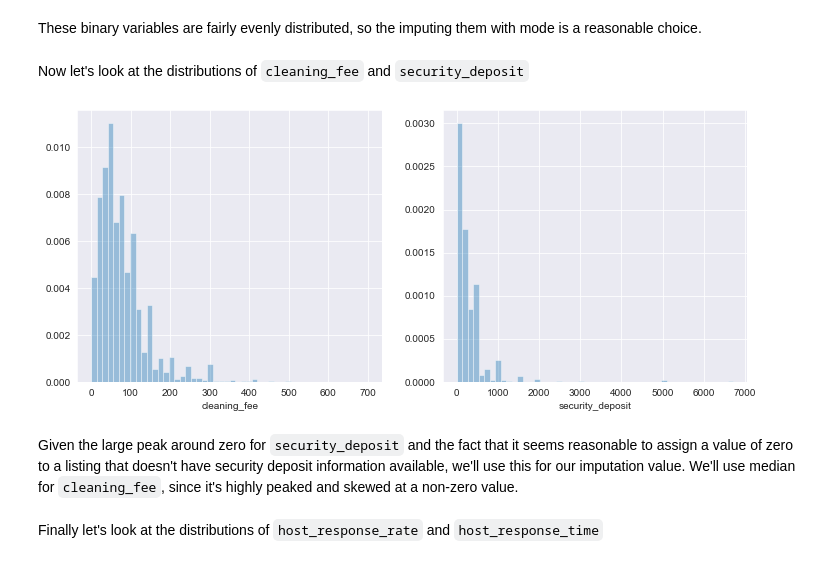
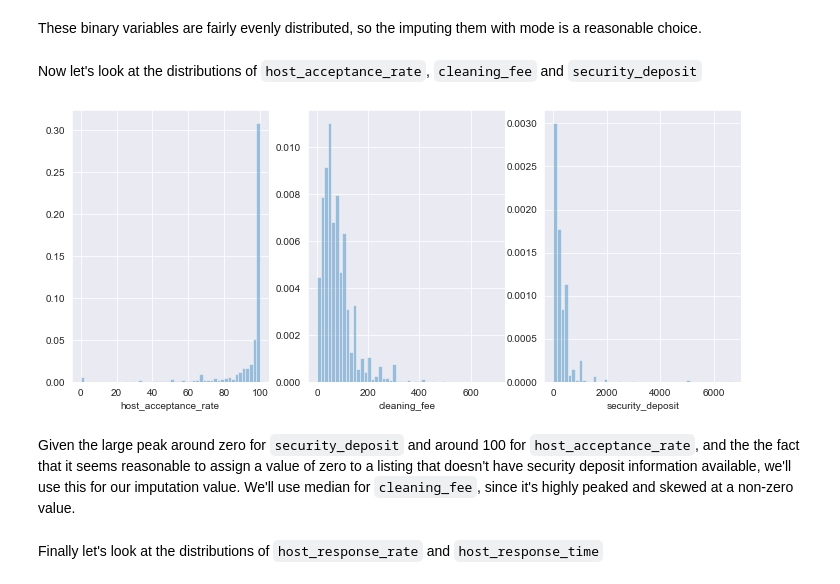
Before and after one commit to rmwenzel/cascadia_airbnb, a Jupyter notebook: wrangling.ipynb, the cells around one changed output. Saved outputs shown, nothing was run; the diff lists cells and outputs as text; code cells hidden in the pictures.

```diff
--- a/wrangling.ipynb
+++ b/wrangling.ipynb
@@ -246,14 +226,18 @@ That was a lot of detailed justification, but it can be helpful to be explicit a
 # %%
 # add remaining columns to drop and drop
-more_drop_cols = {'description', 'house_rules', 'name', 'space', 'summary', 'calendar_updated', 'host_location',
-                  'host_name', 'host_neighbourhood', 'host_picture_url', 'host_thumbnail_url', 'host_url',
-                  'host_verifications', 'is_location_exact', 'jurisdiction_names', 'listing_url', 'market',
-                  'name', 'picture_url', 'scrape_id', 'maximum_minimum_nights', 'minimum_maximum_nights',
-                  'maximum_maximum_nights', 'minimum_minimum_nights', 'minimum_nights_avg_ntm',
-                  'maximum_nights_avg_ntm', 'last_scraped', 'calendar_last_scraped', 'country', 'country_code',
-                  'experiences_offered', 'has_availability', 'host_has_profile_pic', 'smart_location', 'street',
-                  'state', 'host_listings_count', 'host_total_listings_count', 'neighbourhood', 'zipcode',
-                  'number_of_reviews_ltm'}
+more_drop_cols = {'interaction', 'neighborhood_overview', 'description', 'house_rules',
+                  'name', 'space', 'summary', 'calendar_updated', 'host_location',
+                  'host_name', 'host_neighbourhood', 'host_picture_url',
+                  'host_thumbnail_url', 'host_url', 'host_verifications',
+                  'is_location_exact', 'jurisdiction_names', 'listing_url', 'market',
+                  'name', 'picture_url', 'scrape_id', 'maximum_minimum_nights',
+                  'minimum_maximum_nights', 'maximum_maximum_nights',
+                  'minimum_minimum_nights', 'minimum_nights_avg_ntm',
+                  'maximum_nights_avg_ntm', 'last_scraped', 'calendar_last_scraped',
+                  'country', 'country_code', 'experiences_offered', 'has_availability',
+                  'host_has_profile_pic', 'smart_location', 'street', 'state',
+                  'host_listings_count', 'host_total_listings_count',
+                  'neighbourhood', 'zipcode', 'number_of_reviews_ltm', 'license'}
 drop_cols = drop_cols.union(more_drop_cols)
 listings_df = listings_df.drop(columns=drop_cols)
 # %%
@@ -435,7 +419,8 @@ def conv_cols(listings_df, conv_dtypes, conv_func, dtype_name):
 # %%
 # some float variables
 conv_dtypes['float'] = {'cleaning_fee', 'extra_people', 'price',
-                        'security_deposit', 'host_response_rate'}
+                        'security_deposit', 'host_response_rate',
+                        'host_acceptance_rate'}
 listings_df = conv_cols(listings_df, conv_dtypes, conv_to_float, 'float')
 # %% [markdown]
 ##### Missing Values
@@ -561,15 +546,15 @@ for col in ['bathrooms', 'beds', 'bedrooms', 'host_since',
             'host_is_superhost', 'host_identity_verified']:
     impute_vals[col] = listings_df[col].mode().values[0]
 # %% [markdown]
-Now let's look at the distributions of `cleaning_fee` and  `security_deposit`
+Now let's look at the distributions of `host_acceptance_rate`, `cleaning_fee` and  `security_deposit`
 # %%
-fig, axs = plt.subplots(nrows=1, ncols=2, figsize=(12, 5))
-for (i, col) in enumerate(['cleaning_fee', 'security_deposit']):
+fig, axs = plt.subplots(nrows=1, ncols=3, figsize=(12, 5))
+for (i, col) in enumerate(['host_acceptance_rate', 'cleaning_fee', 'security_deposit']):
     sns.distplot(listings_df[col].dropna(), kde=False, norm_hist=True, ax=axs[i])
 # %% [output]
-[figure, old version]
+[figure, new version]
 # %% [markdown]
-Given the large peak around zero for `security_deposit` and the fact that it seems reasonable to assign a value of zero to a listing that doesn't have security deposit information available, we'll use this for our imputation value. We'll use median for `cleaning_fee`, since it's highly peaked and skewed at a non-zero value.
+Given the large peak around zero for `security_deposit` and around 100 for `host_acceptance_rate`, and the the fact that it seems reasonable to assign a value of zero to a listing that doesn't have security deposit information available, we'll use this for our imputation value. We'll use median for `cleaning_fee`, since it's highly peaked and skewed at a non-zero value.
 # %%
 # imputation values for more columns
 impute_vals['security_deposit'] = 0
```
Also changed, not shown: parts of 32 cells of this notebook, 3 other files.
